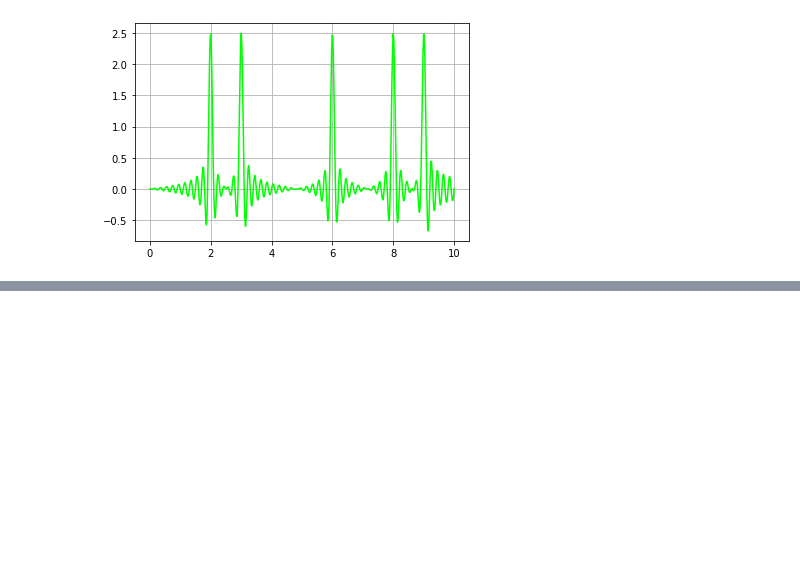
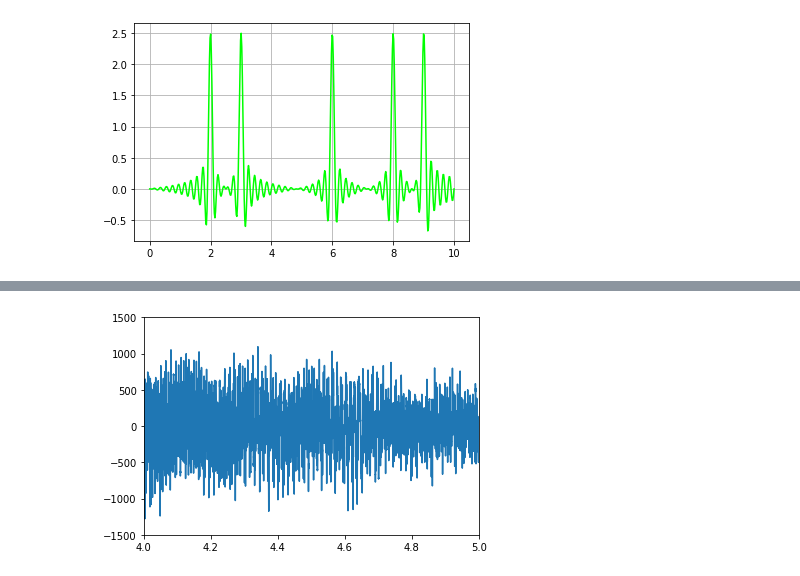
Before and after one commit to SM-Figueroa/fourier_transform, a Jupyter notebook: pipeline_visualization.ipynb, the cells around one changed output, grey strips where cells are left out. Saved outputs shown, nothing was run; the diff lists cells and outputs as text; code cells hidden in the pictures; blank space fills up the shorter version.

```diff
--- a/pipeline_visualization.ipynb
+++ b/pipeline_visualization.ipynb
@@ -126,0 +154,6 @@ def find_peaks(freqs, power):
+# %%
+plt.plot(times, amplitudes)
+plt.xlim([4,5])
+plt.ylim([-1500,1500]);
+# %% [output]
+[figure, added]
```
Also changed, not shown: parts of 12 cells of this notebook.
